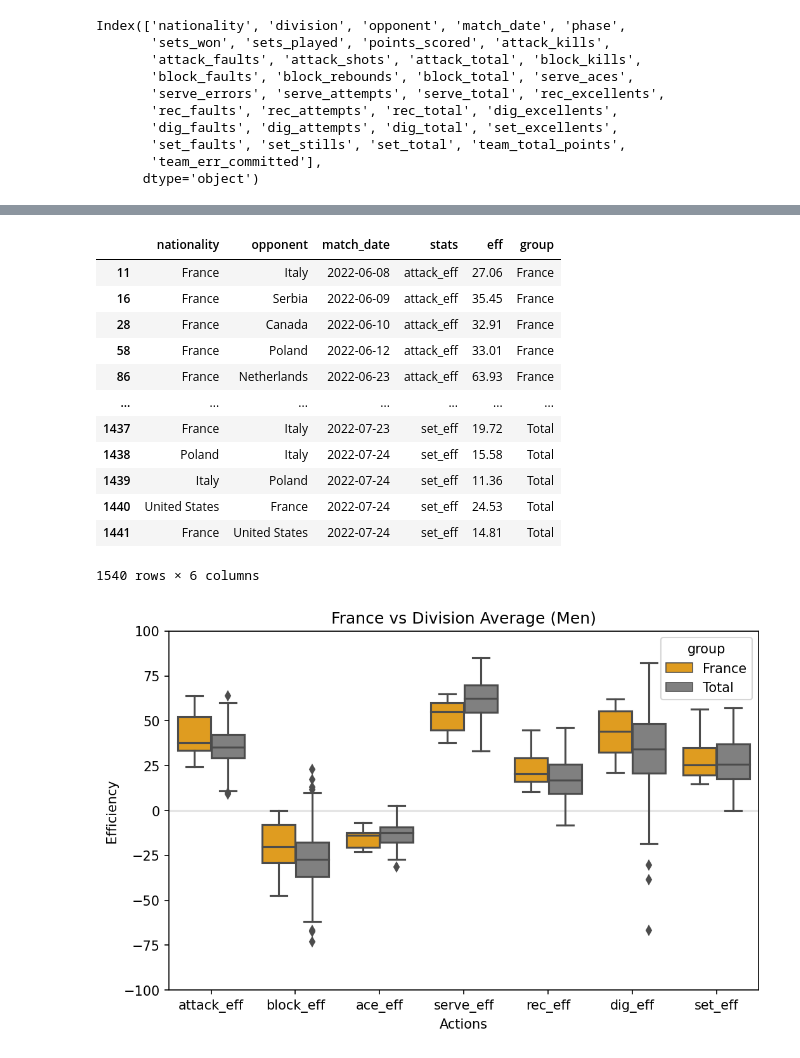
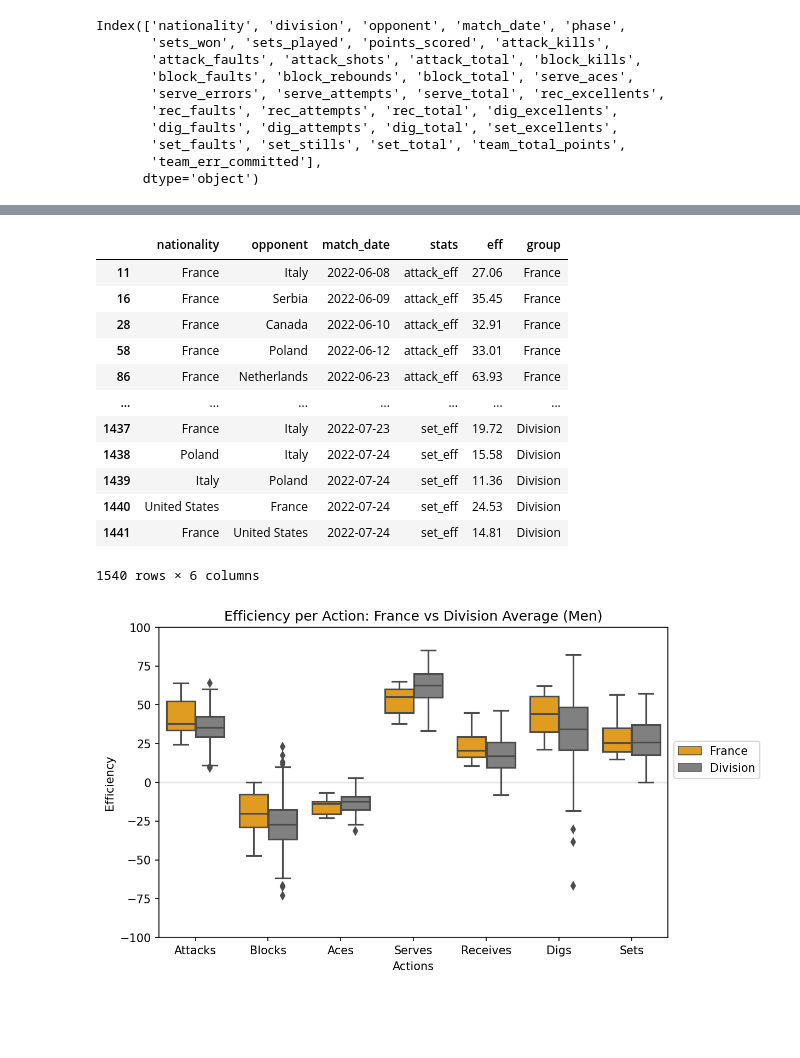
Before and after one commit to emdomingo/vnl2022-stats-exploration, a Jupyter notebook: notebooks/03-team-stat-analysis.ipynb, the cells around one changed output, grey strips where cells are left out. Cells and saved outputs as stored; diff of their text form; code cells hidden in the pictures; blank space fills up the shorter version.

Commit message:
Analyze team data and upload resulting graphs

```diff
--- a/notebooks/03-team-stat-analysis.ipynb
+++ b/notebooks/03-team-stat-analysis.ipynb
@@ -135,4 +134,5 @@ men_france = men_stats[men_stats['nationality']=='France']
 # %%
+# Add another column for 'group' (division and team) that we will use later for plotting
 men_stats = team_stats_merged[(team_stats_merged['division'] == 'Men')][['nationality', 'opponent', 'match_date',
                                                                     'attack_eff', 'block_eff', 'ace_eff', 'serve_eff',
                                                                     'rec_eff', 'dig_eff', 'set_eff']].sort_values('match_date')
@@ -141,7 +141,7 @@ men_stats = pd.melt(men_stats, id_vars=['nationality', 'opponent', 'match_date']
                     value_vars=['attack_eff', 'block_eff', 'ace_eff', 'serve_eff', 'rec_eff', 'dig_eff', 'set_eff'],
                     var_name='stats', value_name='eff')
 
-men_stats['group'] = 'Total'
+men_stats['group'] = 'Division'
 
 men_stats_france = men_stats[men_stats['nationality']=='France'].copy()
 men_stats_france['group'] = 'France'
@@ -156,21 +156,29 @@ men_stats_plot
 | 58 | France | Poland | 2022-06-12 | attack_eff | 33.01 | France |
 | 86 | France | Netherlands | 2022-06-23 | attack_eff | 63.93 | France |
 | ... | ... | ... | ... | ... | ... | ... |
-| 1437 | France | Italy | 2022-07-23 | set_eff | 19.72 | Total |
-| 1438 | Poland | Italy | 2022-07-24 | set_eff | 15.58 | Total |
-| 1439 | Italy | Poland | 2022-07-24 | set_eff | 11.36 | Total |
-| 1440 | United States | France | 2022-07-24 | set_eff | 24.53 | Total |
-| 1441 | France | United States | 2022-07-24 | set_eff | 14.81 | Total |
+| 1437 | France | Italy | 2022-07-23 | set_eff | 19.72 | Division |
+| 1438 | Poland | Italy | 2022-07-24 | set_eff | 15.58 | Division |
+| 1439 | Italy | Poland | 2022-07-24 | set_eff | 11.36 | Division |
+| 1440 | United States | France | 2022-07-24 | set_eff | 24.53 | Division |
+| 1441 | France | United States | 2022-07-24 | set_eff | 14.81 | Division |
 1540 rows × 6 columns
 # %%
 nat='France'
 div='Men'
+
 plt.figure(figsize=(8,5), dpi=150)
+
+ax = sns.boxplot(data=men_stats_plot, x='stats', y='eff', hue='group', palette=['orange', 'grey'])
+ax.set_xticklabels(['Attacks', 'Blocks', 'Aces', 'Serves', 'Receives', 'Digs', 'Sets'])
 plt.axhline(0, 0, 1, alpha=0.1, color='black')
-sns.boxplot(data=men_stats_plot, x='stats', y='eff', hue='group', palette=['orange', 'grey'])
 plt.ylim(-100,100)
-plt.title(f'{nat} vs Division Average ({div})')
+plt.title(f'Efficiency per Action: {nat} vs Division Average ({div})')
 plt.ylabel('Efficiency')
-plt.xlabel('Actions');
+plt.xlabel('Actions')
+
+ax.legend(bbox_to_anchor=(1,0.65))
+
+plt.savefig(f'../graphs/eff_per_action/{div}-{nat}.png', bbox_inches='tight')
+plt.show();
 # %% [output]
-[figure, old version]
+[figure, new version]
```
Also changed, not shown: parts of 6 cells of this notebook, 32 other files.
